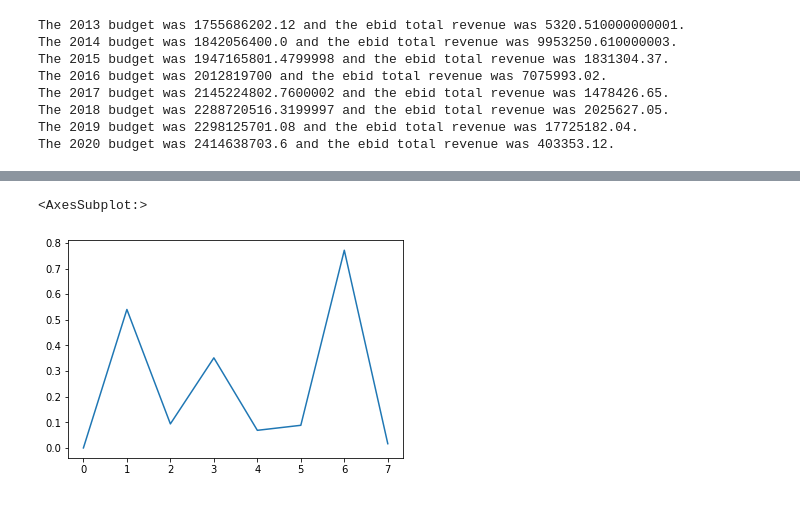
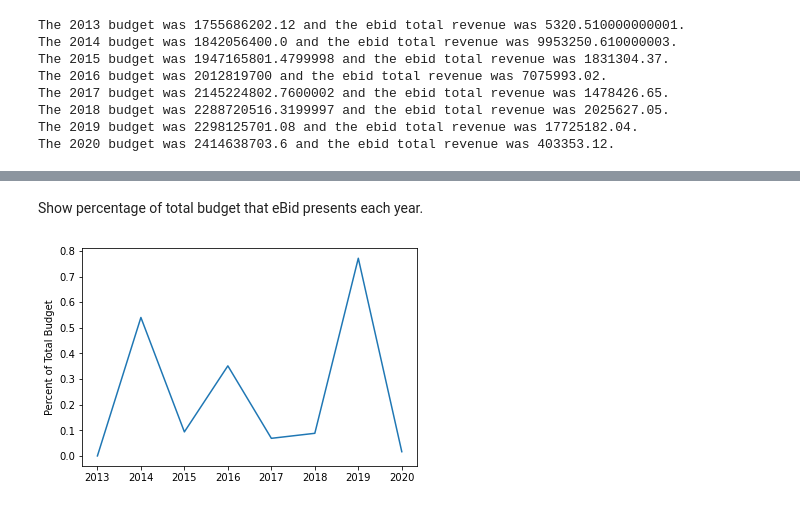
Before and after one commit to ausifer/nashville-gov-selling-stuff, a Jupyter notebook: notebooks/nashville_gov_selling_stuff.ipynb, the cells around one changed output, grey strips where cells are left out. Drawn from its saved outputs; the diff is of its cells as text; code cells hidden in the pictures.

```diff
--- a/notebooks/nashville_gov_selling_stuff.ipynb
+++ b/notebooks/nashville_gov_selling_stuff.ipynb
@@ -219,5 +208,8 @@ ebid_budget_df.set_index('Year')
-# %%
-ebid_budget_df['Percent Total Budget'].plot()
-# %% [output]
-<AxesSubplot:>
-[figure, removed]
+# %% [markdown]
+Show percentage of total budget that eBid presents each year.
+# %%
+plt.plot(ebid_budget_df['Year'],ebid_budget_df['Percent Total Budget'])
+plt.ylabel("Percent of Total Budget")
+plt.show()
+# %% [output]
+[figure, added]
```
Also changed, not shown: parts of 13 cells of this notebook.
